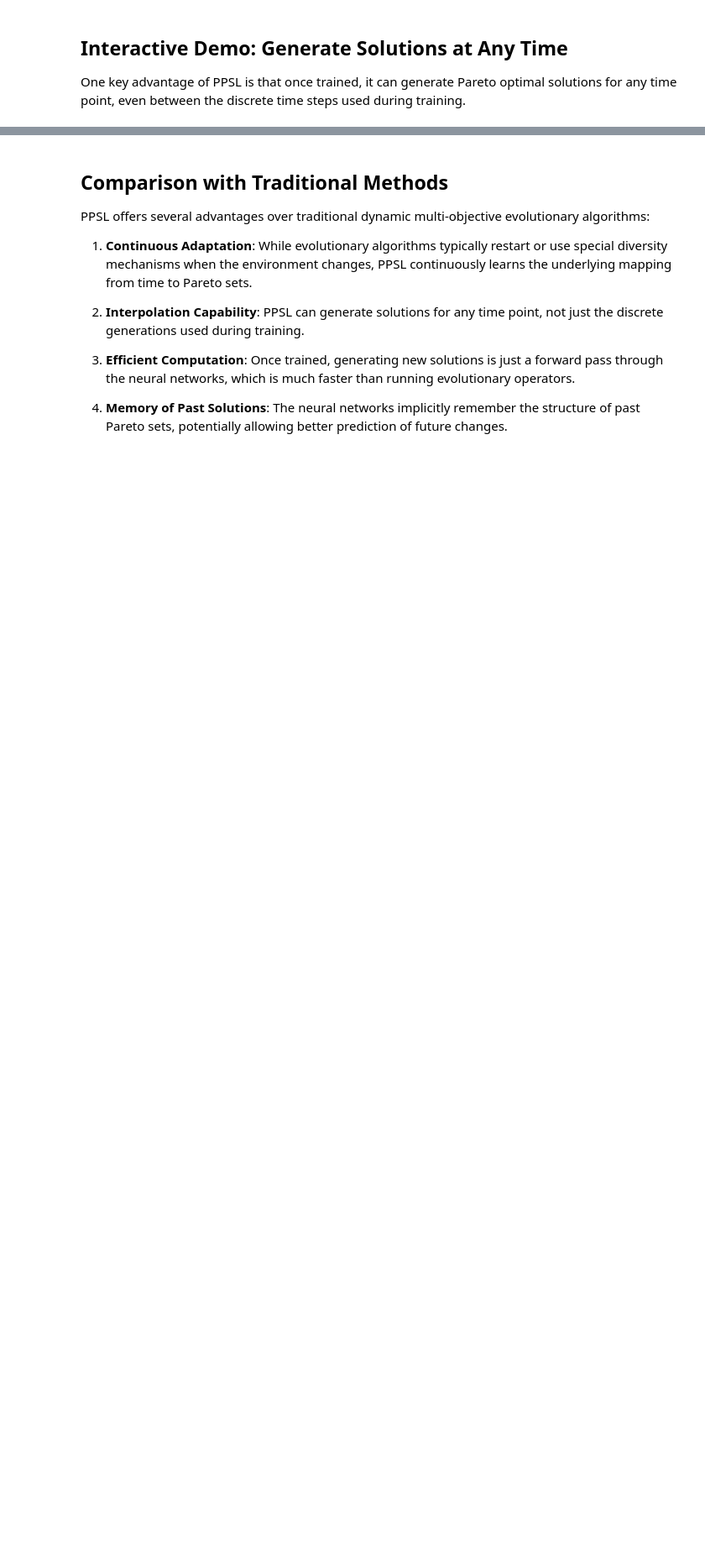
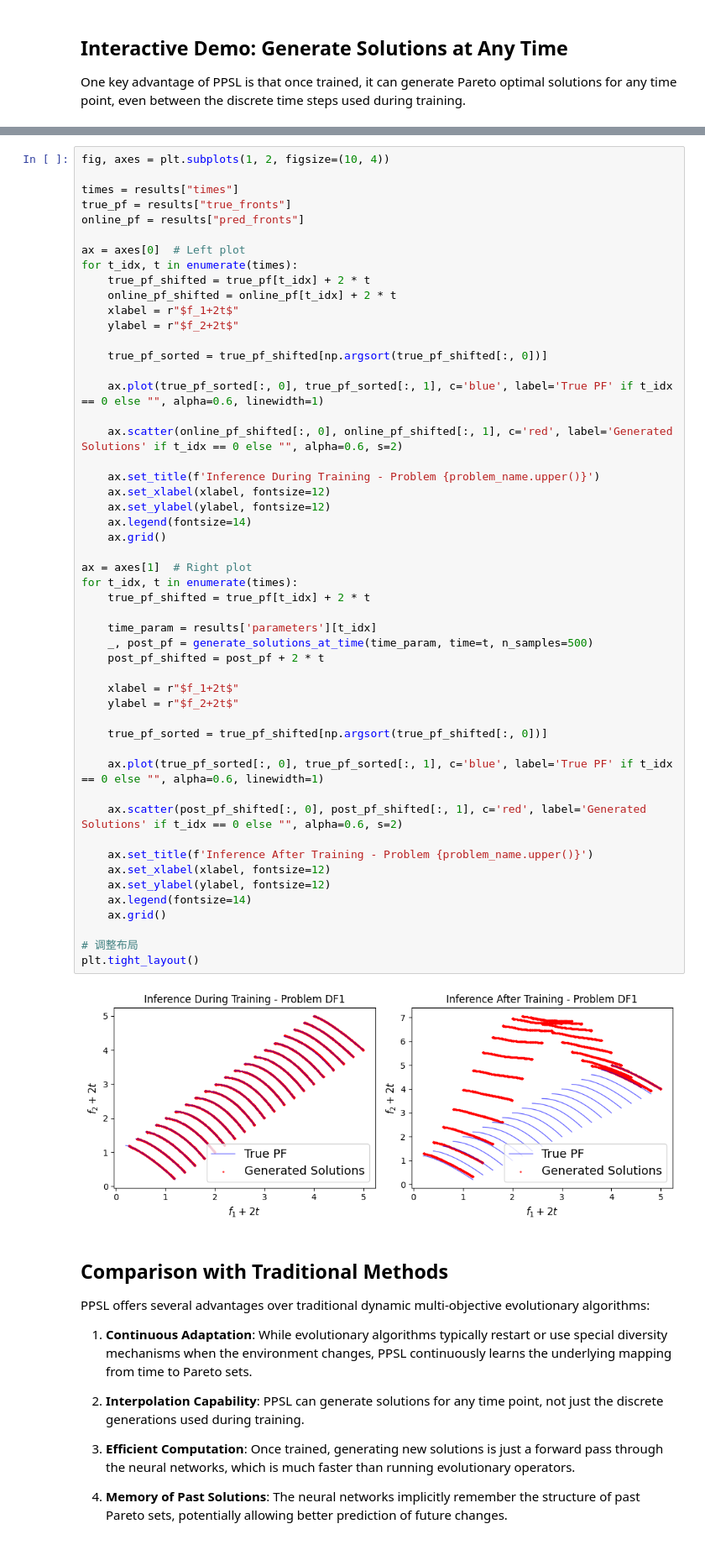
Before and after one commit to jicheng9617/PPSL, a Jupyter notebook: example.ipynb, the cells around one changed output, grey strips where cells are left out. Shown at 84% size. Cells and saved outputs as stored; diff of their text form; blank space fills up the shorter version.

```diff
--- a/example.ipynb
+++ b/example.ipynb
@@ -334,3 +327,56 @@ plt.show()
+# %%
+fig, axes = plt.subplots(1, 2, figsize=(10, 4))
+
+times = results["times"]
+true_pf = results["true_fronts"]
+online_pf = results["pred_fronts"]
+
+ax = axes[0]  # Left plot
+for t_idx, t in enumerate(times):
+    true_pf_shifted = true_pf[t_idx] + 2 * t
+    online_pf_shifted = online_pf[t_idx] + 2 * t
+    xlabel = r"$f_1+2t$"
+    ylabel = r"$f_2+2t$"
+
+    true_pf_sorted = true_pf_shifted[np.argsort(true_pf_shifted[:, 0])]
+
+    ax.plot(true_pf_sorted[:, 0], true_pf_sorted[:, 1], c='blue', label='True PF' if t_idx == 0 else "", alpha=0.6, linewidth=1)
+
+    ax.scatter(online_pf_shifted[:, 0], online_pf_shifted[:, 1], c='red', label='Generated Solutions' if t_idx == 0 else "", alpha=0.6, s=2)
+
+    ax.set_title(f'Inference During Training - Problem {problem_name.upper()}')
+    ax.set_xlabel(xlabel, fontsize=12)
+    ax.set_ylabel(ylabel, fontsize=12)
+    ax.legend(fontsize=14)
+    ax.grid()
+
+ax = axes[1]  # Right plot
+for t_idx, t in enumerate(times):
+    true_pf_shifted = true_pf[t_idx] + 2 * t
+
+    time_param = results['parameters'][t_idx]
+    _, post_pf = generate_solutions_at_time(time_param, time=t, n_samples=500)
+    post_pf_shifted = post_pf + 2 * t
+
+    xlabel = r"$f_1+2t$"
+    ylabel = r"$f_2+2t$"
+
+    true_pf_sorted = true_pf_shifted[np.argsort(true_pf_shifted[:, 0])]
+
+    ax.plot(true_pf_sorted[:, 0], true_pf_sorted[:, 1], c='blue', label='True PF' if t_idx == 0 else "", alpha=0.6, linewidth=1)
+
+    ax.scatter(post_pf_shifted[:, 0], post_pf_shifted[:, 1], c='red', label='Generated Solutions' if t_idx == 0 else "", alpha=0.6, s=2)
+
+    ax.set_title(f'Inference After Training - Problem {problem_name.upper()}')
+    ax.set_xlabel(xlabel, fontsize=12)
+    ax.set_ylabel(ylabel, fontsize=12)
+    ax.legend(fontsize=14)
+    ax.grid()
+
+# 调整布局
+plt.tight_layout()
+# %% [output]
+[figure, added]
 # %% [markdown]
 ## Comparison with Traditional Methods
 
```
Also changed, not shown: parts of 7 cells of this notebook.
